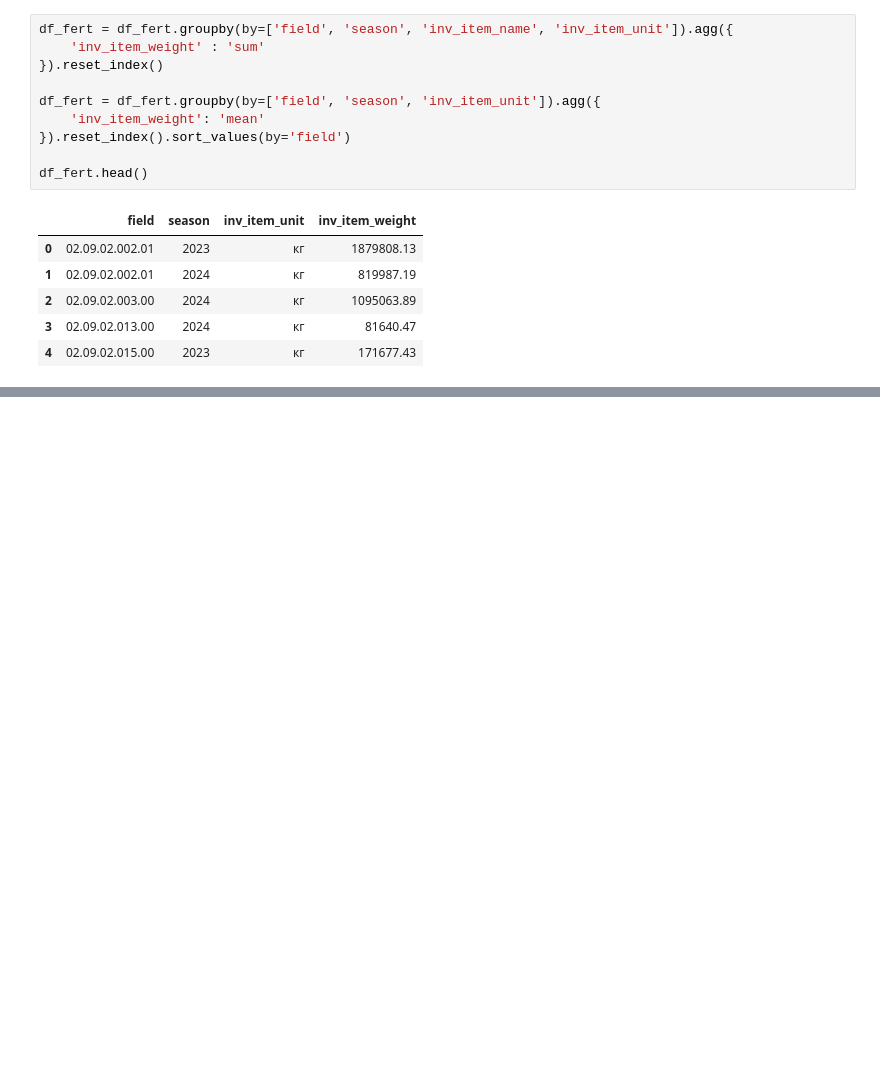
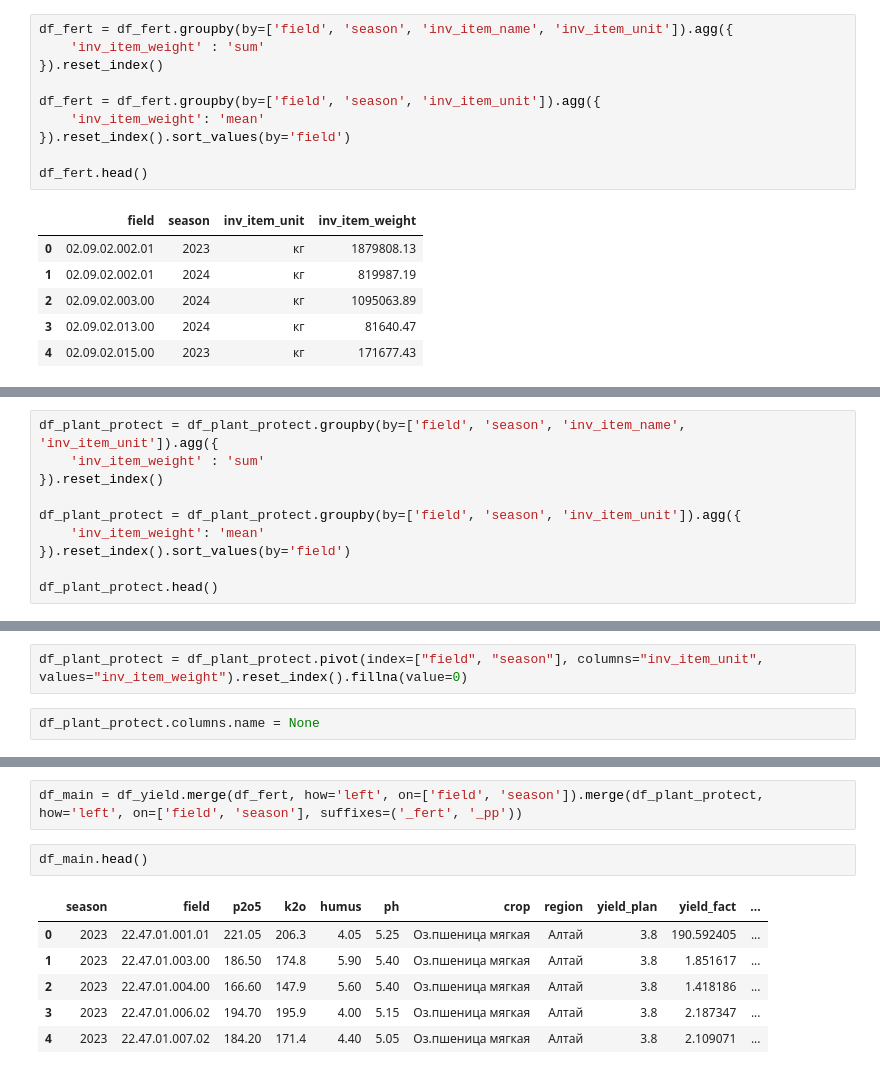
Before and after one commit to VladSunny/DANO_EKONIVA, a Jupyter notebook: notebooks/reborn.ipynb, the cells around one changed output, grey strips where cells are left out. Cells and saved outputs as stored; diff of their text form; blank space fills up the shorter version.

```diff
--- a/notebooks/reborn.ipynb
+++ b/notebooks/reborn.ipynb
@@ -216,0 +320,10 @@ df_fert.head()
+# %%
+df_plant_protect = df_plant_protect.groupby(by=['field', 'season', 'inv_item_name', 'inv_item_unit']).agg({
+    'inv_item_weight' : 'sum'
+}).reset_index()
+
+df_plant_protect = df_plant_protect.groupby(by=['field', 'season', 'inv_item_unit']).agg({
+    'inv_item_weight': 'mean'
+}).reset_index().sort_values(by='field')
+
+df_plant_protect.head()
@@ -216,0 +337,4 @@ df_fert.head()
+# %%
+df_plant_protect = df_plant_protect.pivot(index=["field", "season"], columns="inv_item_unit", values="inv_item_weight").reset_index().fillna(value=0)
+# %%
+df_plant_protect.columns.name = None
@@ -216,0 +379,11 @@ df_fert.head()
+# %%
+df_main = df_yield.merge(df_fert, how='left', on=['field', 'season']).merge(df_plant_protect, how='left', on=['field', 'season'], suffixes=('_fert', '_pp'))
+# %%
+df_main.head()
+# %% [output]
+|  | season | field | p2o5 | k2o | humus | ph | crop | region | yield_plan | yield_fact | ... |
+| 0 | 2023 | 22.47.01.001.01 | 221.05 | 206.3 | 4.05 | 5.25 | Оз.пшеница мягкая | Алтай | 3.8 | 190.592405 | ... |
+| 1 | 2023 | 22.47.01.003.00 | 186.50 | 174.8 | 5.90 | 5.40 | Оз.пшеница мягкая | Алтай | 3.8 | 1.851617 | ... |
+| 2 | 2023 | 22.47.01.004.00 | 166.60 | 147.9 | 5.60 | 5.40 | Оз.пшеница мягкая | Алтай | 3.8 | 1.418186 | ... |
+| 3 | 2023 | 22.47.01.006.02 | 194.70 | 195.9 | 4.00 | 5.15 | Оз.пшеница мягкая | Алтай | 3.8 | 2.187347 | ... |
+| 4 | 2023 | 22.47.01.007.02 | 184.20 | 171.4 | 4.40 | 5.05 | Оз.пшеница мягкая | Алтай | 3.8 | 2.109071 | ... |
```
Also changed, not shown: parts of 24 cells of this notebook, 1 other file.
